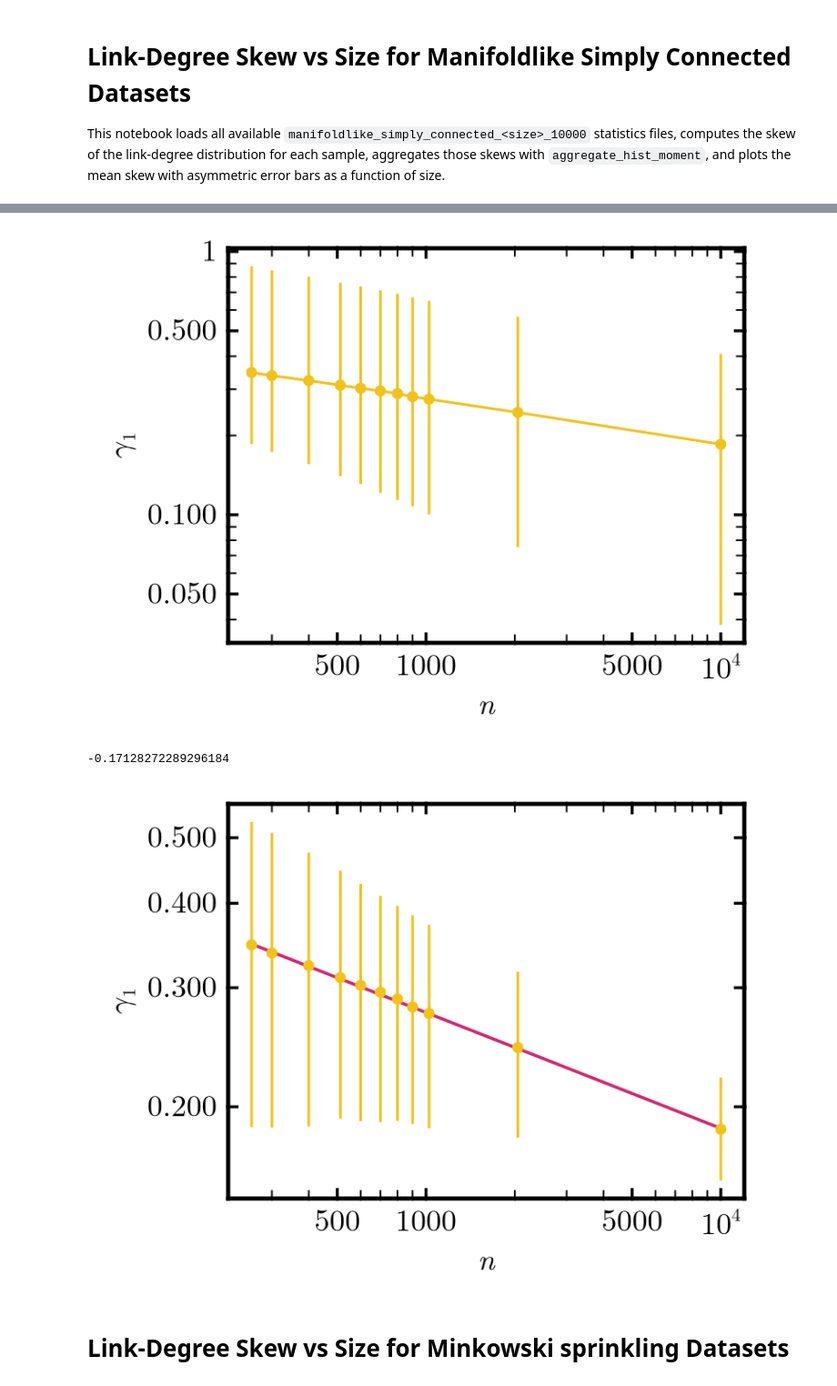
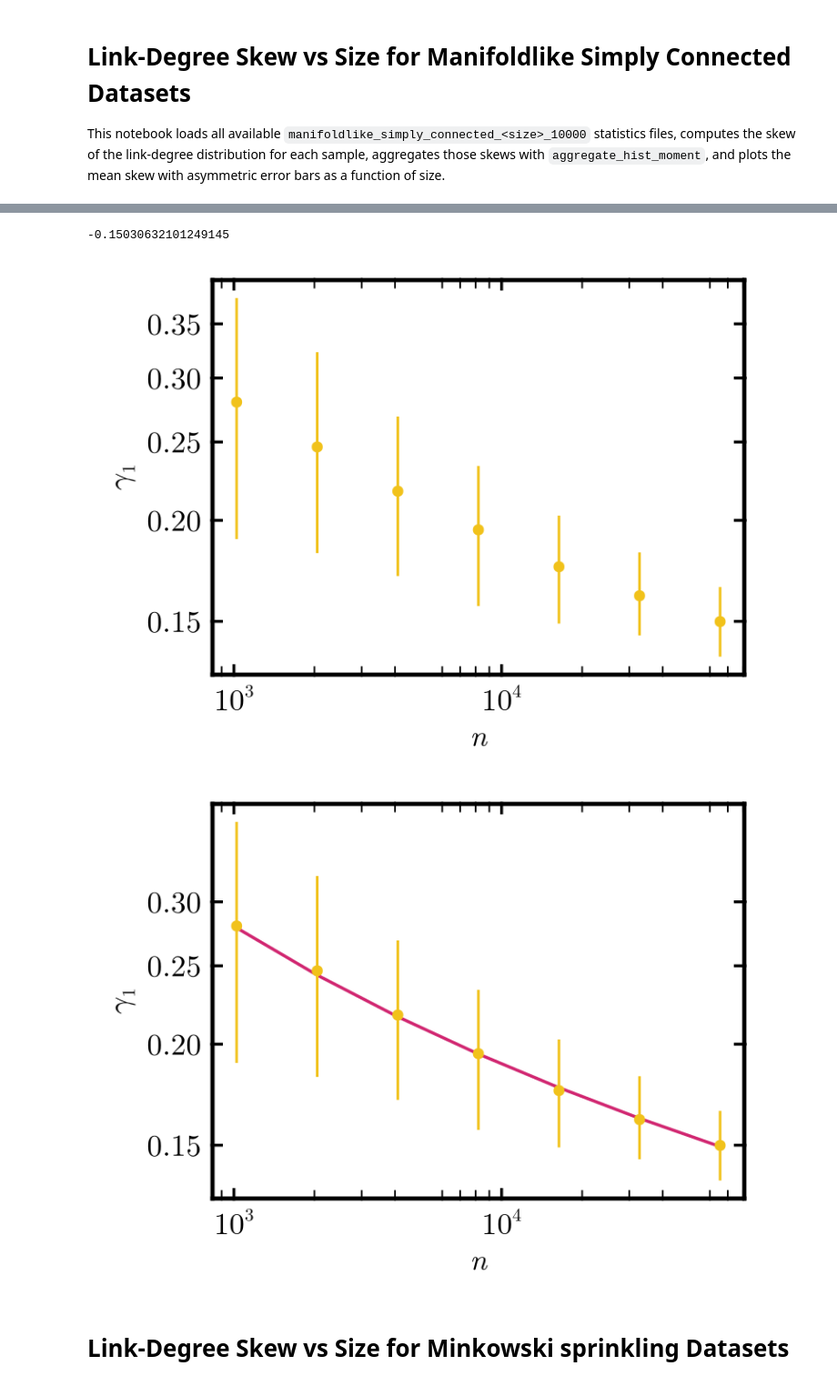
Before and after one commit to causal-wagner/CausalSetZoology, a Jupyter notebook: analysis/degree_sizes.ipynb, the cells around one changed output, grey strips where cells are left out. Shown at 91% size. Saved outputs shown, nothing was run; the diff lists cells and outputs as text; code cells hidden in the pictures.

Commit message:
- improved plots size dependence of degrees

```diff
--- a/analysis/degree_sizes.ipynb
+++ b/analysis/degree_sizes.ipynb
@@ -89,3 +82,3 @@ sizes_man
 # %%
-degree_hists_man = CausalSetZoology.load_histograms_from_paths(paths_man, :degree_hist_link)
+degree_hists_man_2 = CausalSetZoology.load_histograms_from_paths(paths_man_2, :degree_hist_link)
 # %% [output]
@@ -104,15 +93,15 @@ degree_hists_man = CausalSetZoology.load_histograms_from_paths(paths_man, :degre
 # %%
-skew_stats_man = [
+skew_stats_man_2 = [
     CausalSetZoology.aggregate_hist_moment(hists, CausalSetZoology.weighted_hist_skew)
-    for hists in degree_hists_man
+    for hists in degree_hists_man_2
 ]
 
-skew_means_man = getfield.(skew_stats_man, :mean)
-skew_stds_man = getfield.(skew_stats_man, :std)
-skew_lows_man = getfield.(skew_stats_man, :std_lo)
-skew_highs_man = getfield.(skew_stats_man, :std_hi)
+skew_means_man_2 = getfield.(skew_stats_man_2, :mean)
+skew_stds_man_2 = getfield.(skew_stats_man_2, :std)
+skew_lows_man_2 = getfield.(skew_stats_man_2, :std_lo)
+skew_highs_man_2 = getfield.(skew_stats_man_2, :std_hi)
 
-all(skew_means_man .> 0) || error("Log-log plot requires positive skew means, but at least one mean skew is non-positive.")
+all(skew_means_man_2 .> 0) || error("Log-log plot requires positive skew means, but at least one mean skew is non-positive.")
 
-[(; size = sizes_man[i], mean = skew_means_man[i], std = skew_stds_man[i], std_lo = skew_lows_man[i], std_hi = skew_highs_man[i]) for i in eachindex(sizes_man)]
+[(; size = sizes_man_2[i], mean = skew_means_man_2[i], std = skew_stds_man_2[i], std_lo = skew_lows_man_2[i], std_hi = skew_highs_man_2[i]) for i in eachindex(sizes_man_2)]
 # %% [output]
@@ -131,3 +116,7 @@ all(skew_means_man .> 0) || error("Log-log plot requires positive skew means, bu
+# %%
+decay_exponent_man_2 = (log(skew_means_man_2[end]) - log(skew_means_man_2[1])) / (log(sizes_man_2[end]) - log(sizes_man_2[1]))
+# %% [output]
+-0.15030632101249145
 # %%
 figsize = apply_paper_theme!(; logscale_x = true, logscale_y = true, magnification = 1.2)
 
@@ -139,40 +128,43 @@ ax = Axis(
 #    title = "Manifoldlike simply connected link-degree skew",
     xscale = log10,
     yscale = log10,
+    yticks = [0.15, 0.2, 0.25, .3, .35, .4, .5],
+    xticks = ([1e3,1e4], [L"10^3", L"10^4"])
 )
 
-errorbars!(ax, sizes_man, skew_means_man, skew_means_man .- skew_stds_man, skew_means_man .+ skew_stds_man,)
-scatterlines!(ax, sizes_man, skew_means_man; marker = :circle)
+#lines!(ax, sizes_man_2,0.78 .* sizes_man_2 .^ decay_exponent_man_2, color = colors[2])
+errorbars!(ax, sizes_man_2, skew_means_man_2, skew_lows_man_2, skew_highs_man_2,)
+scatter!(ax, sizes_man_2, skew_means_man_2; marker = :circle)
+
+save(fig_path("graph_observables/degree_skew_size_scaling.pdf"), fig)
 
 fig
 # %% [output]
-[figure, old version]
+[figure, new version]
-# %%
-decay_exponent_man = (log(skew_means_man[end]) - log(skew_means_man[1])) / (log(sizes_man[end]) - log(sizes_man[1]))
-# %% [output]
--0.17128272289296184
 # %%
 figsize = apply_paper_theme!(; logscale_x = true, logscale_y = true, magnification = 1.2)
 
 fig = Figure(size = figsize)
 ax = Axis(
     fig[1, 1];
     xlabel = L"n",
     ylabel = L"\gamma_1",
 #    title = "Manifoldlike simply connected link-degree skew",
     xscale = log10,
     yscale = log10,
+    yticks = [0.15, 0.2, 0.25, .3, .4, .5],
+    xticks = ([1e3,1e4], [L"10^3", L"10^4"])
 )
 
-lines!(ax, sizes_man,0.9 .* sizes_man .^ decay_exponent_man, color = colors[2])
-errorbars!(ax, sizes_man, skew_means_man, skew_lows_man, skew_highs_man,)
-scatter!(ax, sizes_man, skew_means_man; marker = :circle)
+lines!(ax, sizes_man_2, 1.34 ./ log.(0.12*sizes_man_2), color = colors[2])
+errorbars!(ax, sizes_man_2, skew_means_man_2, skew_lows_man_2, skew_highs_man_2,)
+scatter!(ax, sizes_man_2, skew_means_man_2; marker = :circle)
 
 save(fig_path("graph_observables/degree_skew_size_scaling.pdf"), fig)
 
 fig
 # %% [output]
-[figure, old version]
+[figure, new version]
 # %% [markdown]
 # Link-Degree Skew vs Size for Minkowski sprinkling Datasets
 # %%
```
Also changed, not shown: parts of 10 cells of this notebook.
